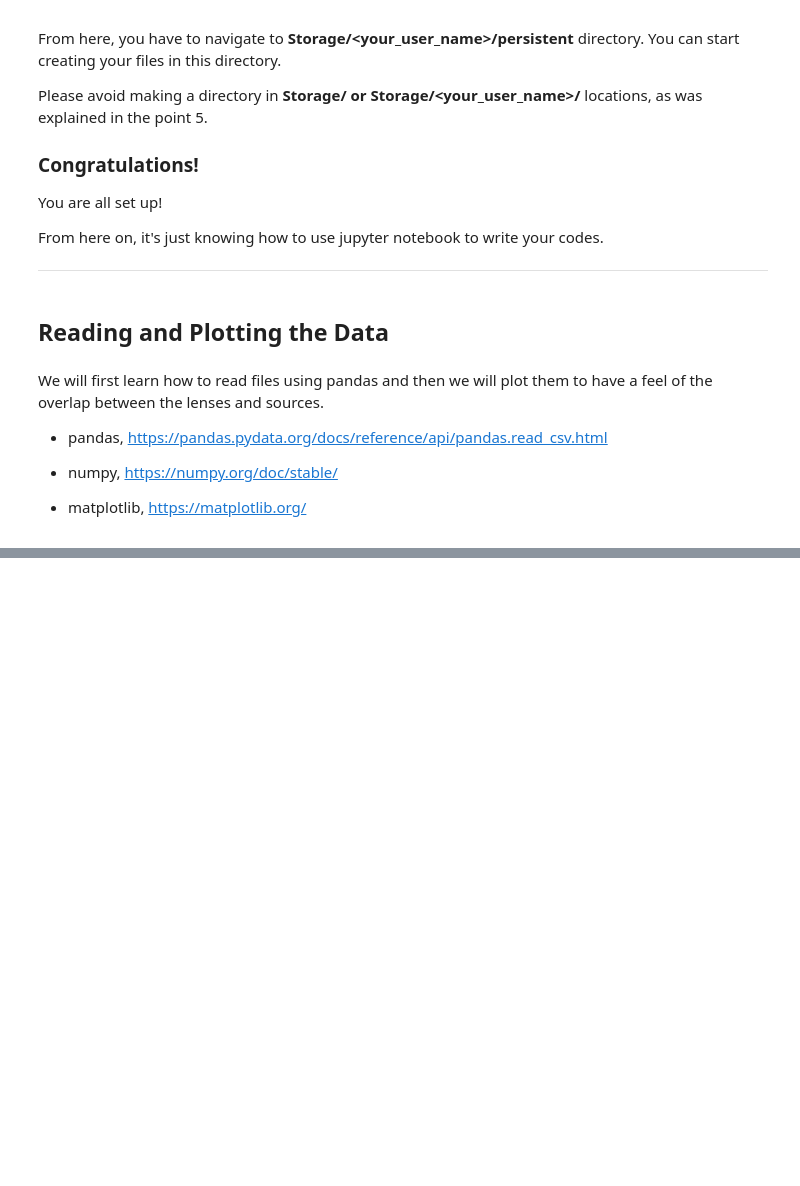
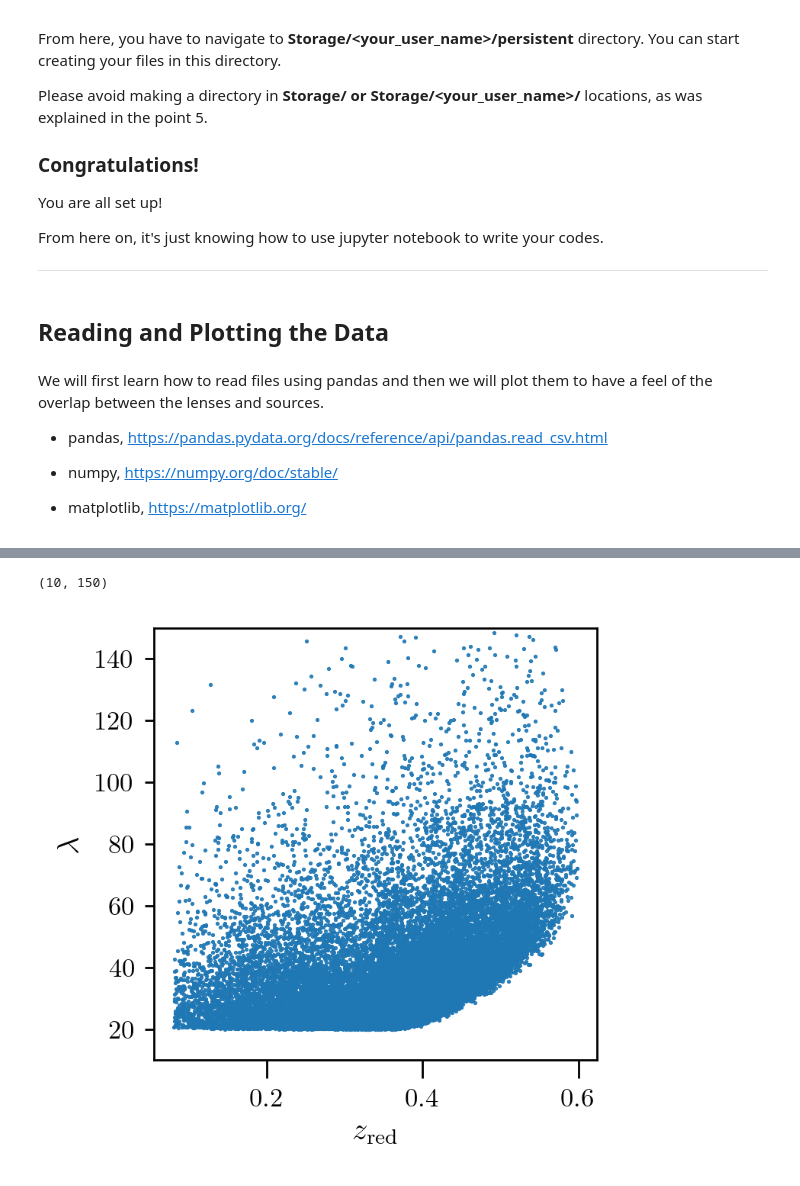
Before and after one commit to divyarana-cosmo/IAGRG_2022, a Jupyter notebook: docs/instructions.ipynb, the cells around one changed output, grey strips where cells are left out. Saved outputs shown, nothing was run; the diff lists cells and outputs as text; code cells hidden in the pictures; blank space fills up the shorter version.

```diff
--- a/docs/instructions.ipynb
+++ b/docs/instructions.ipynb
@@ -89,0 +97,8 @@ We will also get the rough  estimation of overlap area between the sources and l
+# %%
+plt.plot(lenses['zred'], lenses['lambda'], '.', ms=1.0)
+plt.xlabel(r'$z_{\rm red}$')
+plt.ylabel(r'$\lambda$')
+plt.ylim(10,150)
+# %% [output]
+(10, 150)
+[figure, added]
```
Also changed, not shown: parts of 10 cells of this notebook, 15 other files.
